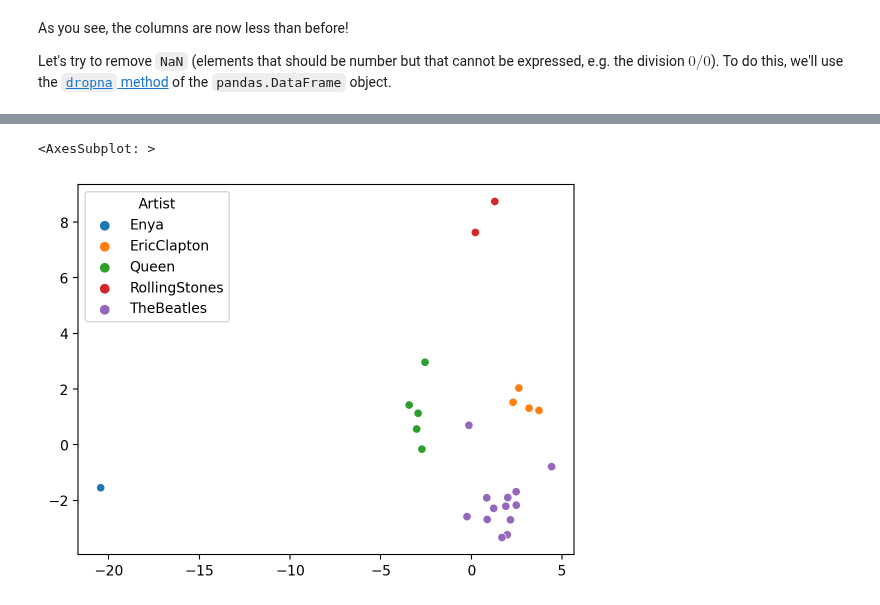
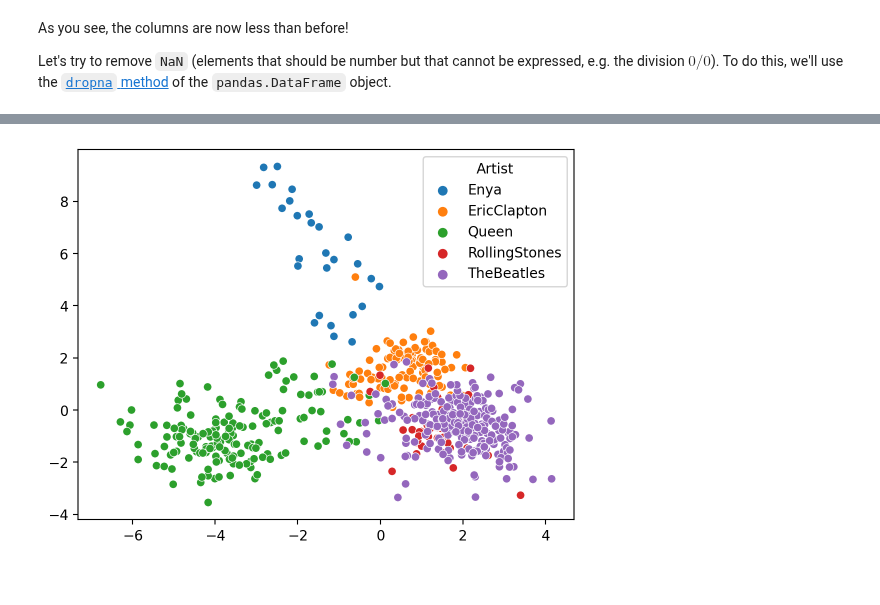
Before and after one commit to DIDONEproject/musif, a Jupyter notebook: docs/source/Tutorial poprock.ipynb, the cells around one changed output, grey strips where cells are left out. Drawn from its saved outputs; the diff is of its cells as text; code cells hidden in the pictures.

Commit message:
Finished tutorial and updated link to docs

```diff
--- a/docs/source/Tutorial poprock.ipynb
+++ b/docs/source/Tutorial poprock.ipynb
@@ -185,15 +219,24 @@ from musif.config import ExtractConfiguration
 # %%
 config = ExtractConfiguration(
     None,
-    basic_modules = ['scoring', 'file_name_generic'],
     musescore_dir="data_poprock",
-    features = ["core", "ambitus", "interval", "tempo",
+    # First, we tell musif where the features are
+    # We can pass our custom features as python variables or as a strings that is importable by __import__
+    feature_modules_addresses=["musif.extract.features", custom_feature_package],
+    basic_modules_addresses=["musif.extract.basic_modules", custom_basic_module],
+    # Now, we list the features that we want to extract
+    basic_modules=['scoring', "custom_file_name"],
+    features=["core", "ambitus", "interval", "tempo",
             "density", "texture", "lyrics", "scale",
             "key", "dynamics", "rhythm",
-            "voice_silence_beats"], # Remember to add your custom feature here
-    feature_modules_addresses = ["musif.extract.features",
-    custom_feature_package], # We can pass our custom_feature here directly as a class, or the folder that contains it if its a module.
-    precache_hooks = [RemoveDrums, RenameSimilarParts] # Classes for the hooks that are defined before are passed here. You can also pass floder direction for the modules if so.
+            "voice_silence_beats"],
+    # As for features, hooks can be expressed as variables or as strings that can imported by __import__
+    precache_hooks=[RemoveDrums, RenameSimilarParts],
+    # window size is 8 measures with overlap of 50%
+    window_size=8, overlap=4,
+    # we also activate the cache: in this directory musif will put some pickled objects
+    # that it will reload at the next extraction
+    cache_dir='__tutorial_cache'
 )
 # %% [markdown]
 ## Feature extraction
@@ -293,13 +335,14 @@ Requirement already satisfied: six>=1.5 in ./.venv/lib/python3.11/site-packages
 from sklearn.preprocessing import StandardScaler
 from sklearn.discriminant_analysis import LinearDiscriminantAnalysis as LDA
 from sklearn.pipeline import make_pipeline
-from sklearn.feature_selection import SelectPercentile
-from seaborn import scatterplot
+from sklearn.feature_selection import VarianceThreshold
+from sklearn.decomposition import PCA
+import seaborn as sns
 
 target = processed_df['Artist']
 data = processed_df.drop(columns=['Id', 'WindowId']).select_dtypes([int, float])
 data = make_pipeline(StandardScaler(),
-                     SelectPercentile(percentile=10),
+                     VarianceThreshold(0.25),
                      LDA(n_components=2, solver='svd')).fit_transform(data, target)
-scatterplot(x=data[:, 0], y=data[:, 1], hue=target)
+sns.scatterplot(x=data[:, 0], y=data[:, 1], hue=target)
 # %% [output]
@@ -308,2 +350 @@ scatterplot(x=data[:, 0], y=data[:, 1], hue=target)
-<AxesSubplot: >
-[figure, old version]
+[figure, new version]
```
Also changed, not shown: parts of 17 cells of this notebook, 2 other files.
